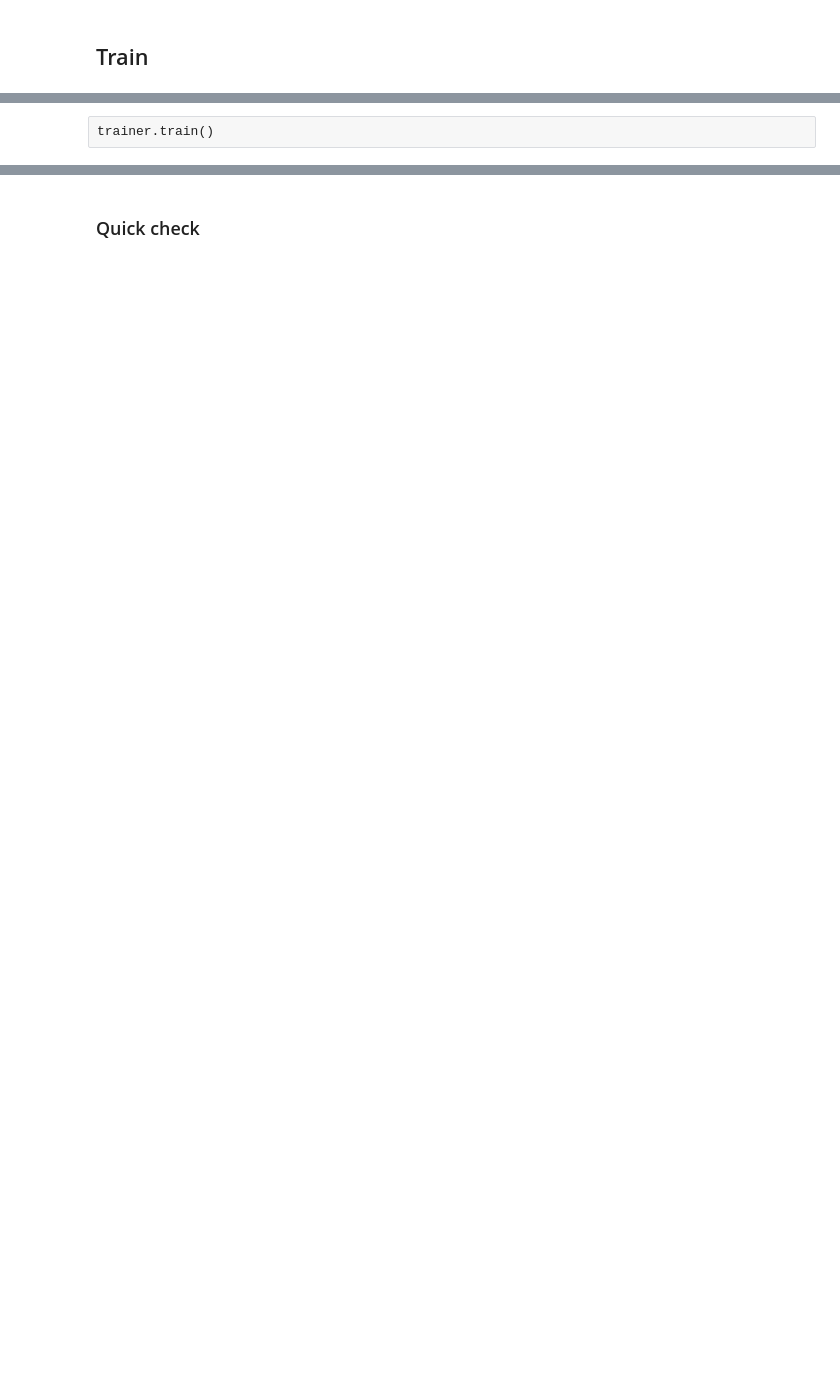
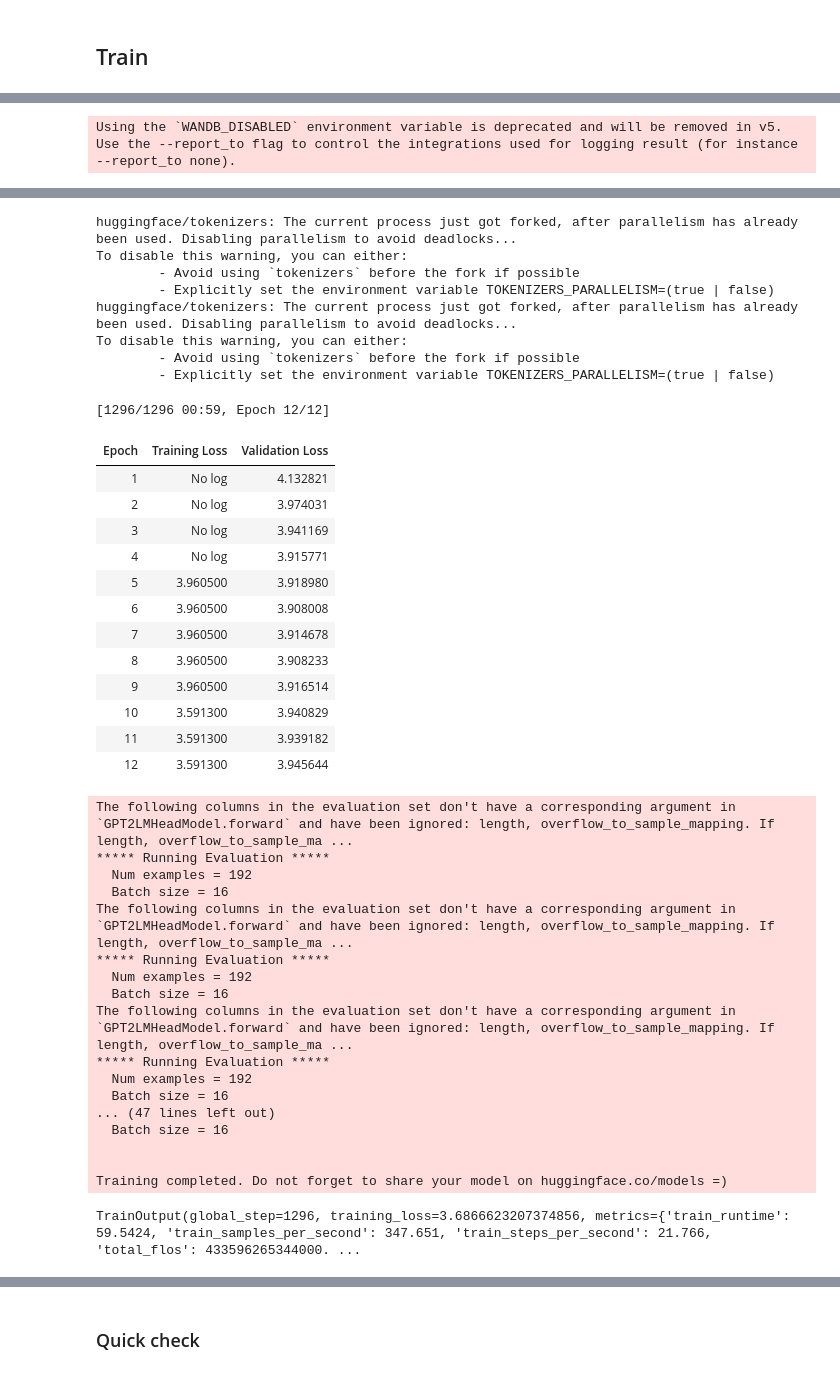
Before and after one commit to teorema-ai/micron, a Jupyter notebook: notebooks/mirna/0_MIRNA_GEN_GPT2.ipynb, the cells around one changed output, grey strips where cells are left out. Saved outputs shown, nothing was run; the diff lists cells and outputs as text; code cells hidden in the pictures; blank space fills up the shorter version.

```diff
--- a/notebooks/mirna/0_MIRNA_GEN_GPT2.ipynb
+++ b/notebooks/mirna/0_MIRNA_GEN_GPT2.ipynb
@@ -261,7 +384,7 @@ import datetime
 date = datetime.datetime.now().strftime('%Y-%m-%d')
 time = datetime.datetime.now().strftime('%H.%M')
 
-
+"""
 training_args = TrainingArguments(
     output_dir=MIRNA_MODEL_ROOT,
     per_device_train_batch_size=32,
@@ -279,6 +402,7 @@ training_args = TrainingArguments(
     #fp16=True,
     push_to_hub=False,
 )
+"""
 
 training_args = TrainingArguments(
     output_dir=f"{MIRNA_MODEL_ROOT}",
@@ -300,5 +424,8 @@ trainer = Trainer(
     train_dataset=mirna_tokenized_datasets["train"],
     eval_dataset=mirna_tokenized_datasets["test"],
 )
+# %% [output]
+Using the `WANDB_DISABLED` environment variable is deprecated and will be removed in v5. Use the --report_to flag to control the integrations used for logging result (for instance --report_to none).
-# %% [raw]
-trainer.train()
+# %%
+trainer.train()
+# %% [output]
@@ -305,3 +441,43 @@ trainer.train()
+huggingface/tokenizers: The current process just got forked, after parallelism has already been used. Disabling parallelism to avoid deadlocks...
+To disable this warning, you can either:
+        - Avoid using `tokenizers` before the fork if possible
+        - Explicitly set the environment variable TOKENIZERS_PARALLELISM=(true | false)
+huggingface/tokenizers: The current process just got forked, after parallelism has already been used. Disabling parallelism to avoid deadlocks...
+To disable this warning, you can either:
+        - Avoid using `tokenizers` before the fork if possible
+        - Explicitly set the environment variable TOKENIZERS_PARALLELISM=(true | false)
+[1296/1296 00:59, Epoch 12/12]
+| Epoch | Training Loss | Validation Loss |
+| 1 | No log | 4.132821 |
+| 2 | No log | 3.974031 |
+| 3 | No log | 3.941169 |
+| 4 | No log | 3.915771 |
+| 5 | 3.960500 | 3.918980 |
+| 6 | 3.960500 | 3.908008 |
+| 7 | 3.960500 | 3.914678 |
+| 8 | 3.960500 | 3.908233 |
+| 9 | 3.960500 | 3.916514 |
+| 10 | 3.591300 | 3.940829 |
+| 11 | 3.591300 | 3.939182 |
+| 12 | 3.591300 | 3.945644 |
+The following columns in the evaluation set don't have a corresponding argument in `GPT2LMHeadModel.forward` and have been ignored: length, overflow_to_sample_mapping. If length, overflow_to_sample_ma ...
+***** Running Evaluation *****
+  Num examples = 192
+  Batch size = 16
+The following columns in the evaluation set don't have a corresponding argument in `GPT2LMHeadModel.forward` and have been ignored: length, overflow_to_sample_mapping. If length, overflow_to_sample_ma ...
+***** Running Evaluation *****
+  Num examples = 192
+  Batch size = 16
+The following columns in the evaluation set don't have a corresponding argument in `GPT2LMHeadModel.forward` and have been ignored: length, overflow_to_sample_mapping. If length, overflow_to_sample_ma ...
+***** Running Evaluation *****
+  Num examples = 192
+  Batch size = 16
+... (47 lines left out)
+  Batch size = 16
+
+
+Training completed. Do not forget to share your model on huggingface.co/models =)
+TrainOutput(global_step=1296, training_loss=3.6866623207374856, metrics={'train_runtime': 59.5424, 'train_samples_per_second': 347.651, 'train_steps_per_second': 21.766, 'total_flos': 433596265344000. ...
 # %%
 try:
     model = model.from_pretrained(MIRNA_MODEL_ROOT)
```
Also changed, not shown: parts of 44 cells of this notebook, 15 other files.
